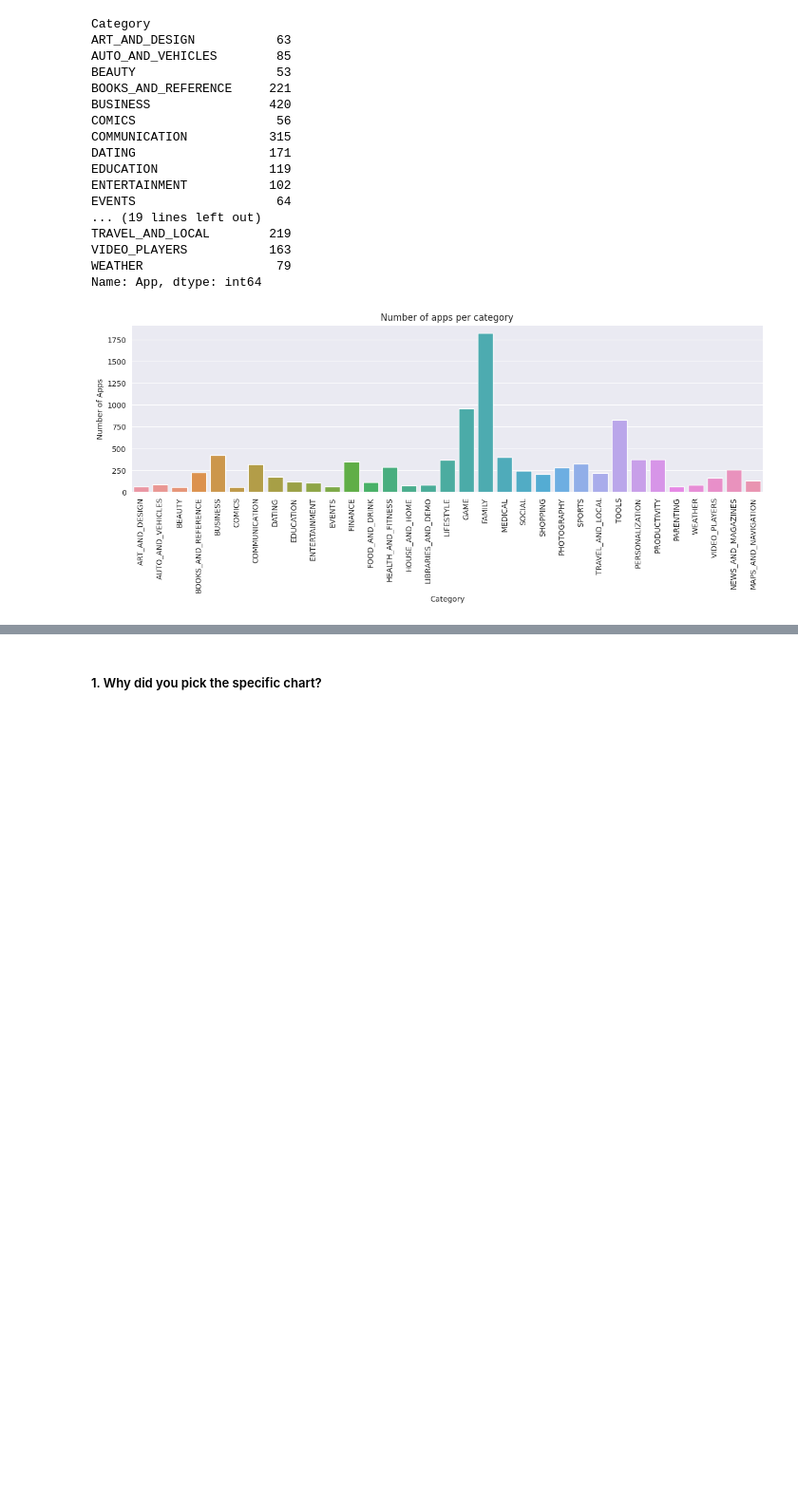
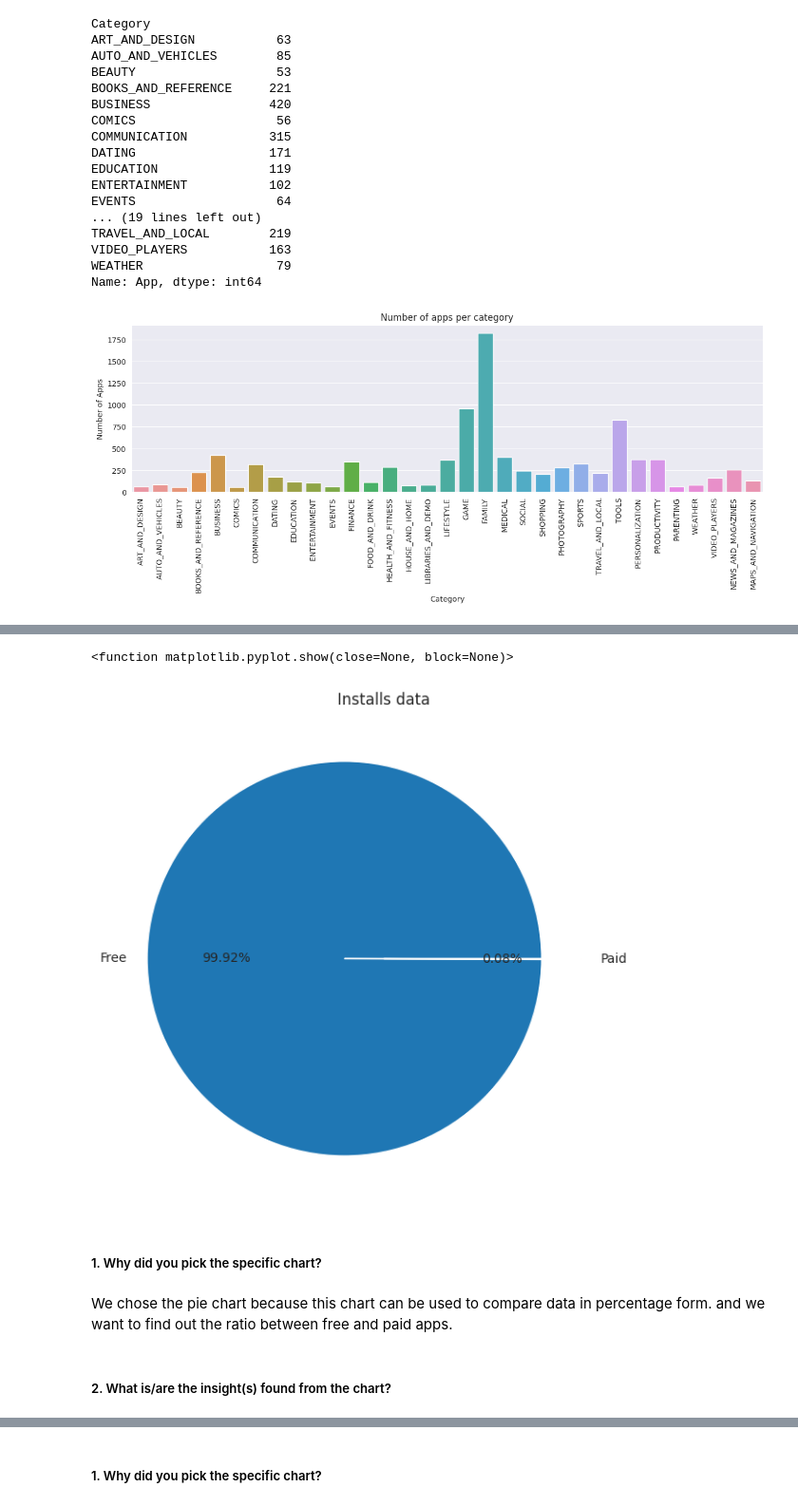
Before and after one commit to Vijaysiraw/Play_store_EDA_project, a Jupyter notebook: Play_Store_Project.ipynb, the cells around one changed output, grey strips where cells are left out. Shown at 95% size. Drawn from its saved outputs; the diff is of its cells as text; code cells hidden in the pictures; blank space fills up the shorter version.

```diff
--- a/Play_Store_Project.ipynb
+++ b/Play_Store_Project.ipynb
@@ -689,0 +773,16 @@ plt.show()
+# %%
+#installs data
+plt=reload(plt)
+plt.figure(figsize=(17,7))
+plt.pie(apps_installs,labels=labels,explode=(0.2,0),autopct="%1.2f%%")
+plt.title('Installs data')
+plt.show
+# %% [output]
+<function matplotlib.pyplot.show(close=None, block=None)>
+[figure, added]
+# %% [markdown]
+##### 1. Why did you pick the specific chart?
+# %% [markdown]
+We chose the pie chart because this chart can be used to compare data in percentage form. and we want to find out the ratio between free and paid apps.
+# %% [markdown]
+##### 2. What is/are the insight(s) found from the chart?
```
Also changed, not shown: parts of 36 cells of this notebook.
